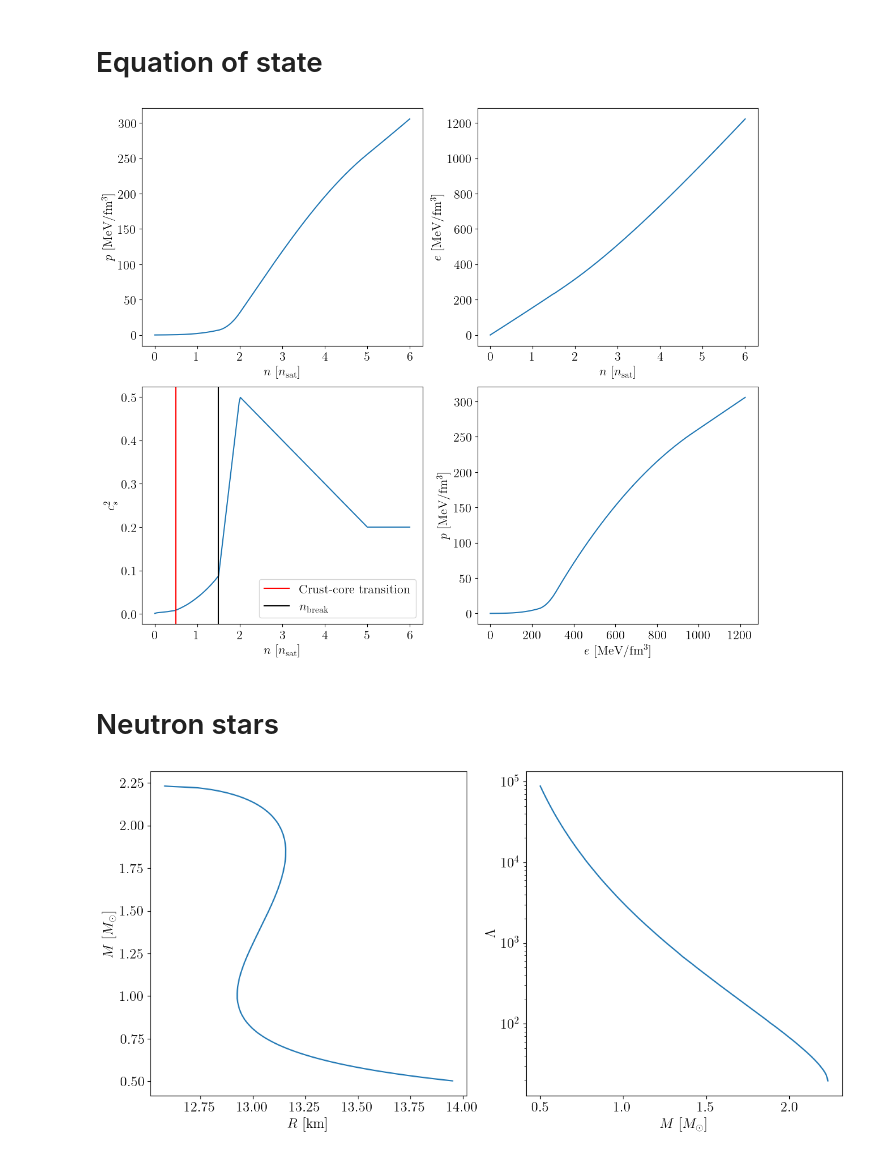
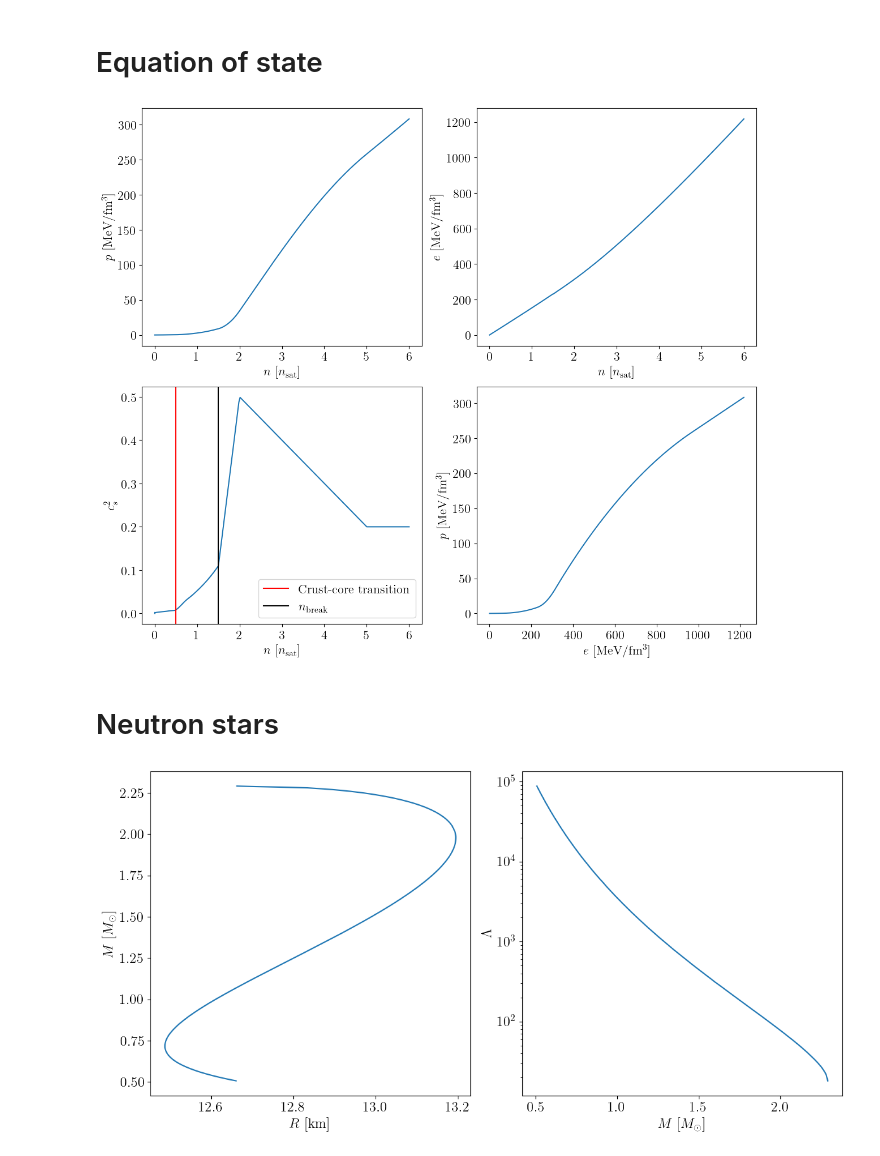
Before and after one commit to tsunhopang/jester, a Jupyter notebook: examples/eos_tov.ipynb, the cells around one changed output. Cells and saved outputs as stored; diff of their text form; code cells hidden in the pictures.

```diff
--- a/examples/eos_tov.ipynb
+++ b/examples/eos_tov.ipynb
@@ -32,7 +32,7 @@ NEP_dict = {"E_sat": -16.0, # saturation parameters
             "Q_sat": 0.0,
             "Z_sat": 0.0,
             "E_sym": 32.0, # symmetry parameters
-            "L_sym": 40.0,
+            "L_sym": 70.0,
             "K_sym": -100.0,
             "Q_sym": 0.0,
             "Z_sym": 0.0,
@@ -60,34 +60,34 @@ ps_plots = ps / utils.MeV_fm_inv3_to_geometric
 # p(n)
 plt.subplot(221)
 plt.plot(ns_plots, ps_plots)
 plt.xlabel(r"$n$ [$n_{\rm{sat}}$]")
 plt.ylabel(r"$p$ [MeV/fm$^3$]")
 
 # e(n)
 plt.subplot(222)
 plt.plot(ns_plots, es_plots)
 plt.xlabel(r"$n$ [$n_{\rm{sat}}$]")
 plt.ylabel(r"$e$ [MeV/fm$^3$]")
 
 # cs2(n)
 plt.subplot(223)
 plt.plot(ns_plots, cs2)
 plt.xlabel(r"$n$ [$n_{\rm{sat}}$]")
 plt.ylabel(r"$c_s^2$")
 plt.axvline(0.5, color = "red", label = "Crust-core transition")
 plt.axvline(nbreak / nsat, color = "black", label = r"$n_{\rm{break}}$")
 plt.legend()
 
 # p(e)
 plt.subplot(224)
 plt.plot(es_plots, ps_plots)
 plt.xlabel(r"$e$ [MeV/fm$^3$]")
 plt.ylabel(r"$p$ [MeV/fm$^3$]")
 plt.tight_layout()
 plt.show()
 plt.close()
 # %% [output]
-[figure, old version]
+[figure, new version]
 # %% [markdown]
 # Neutron stars
 # %%
@@ -121,4 +121,4 @@ plt.tight_layout()
 plt.show()
 plt.close()
 # %% [output]
-[figure, old version]
+[figure, new version]
```
